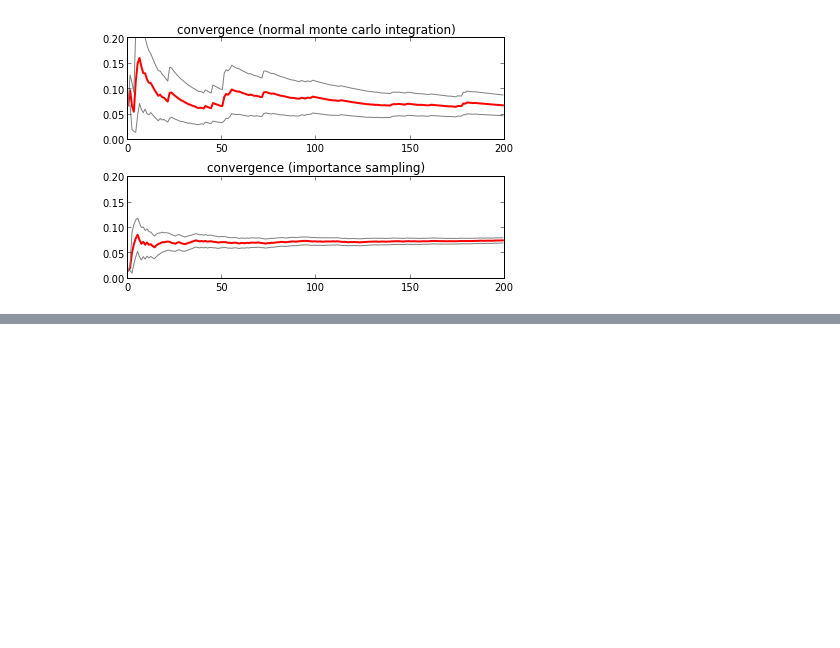
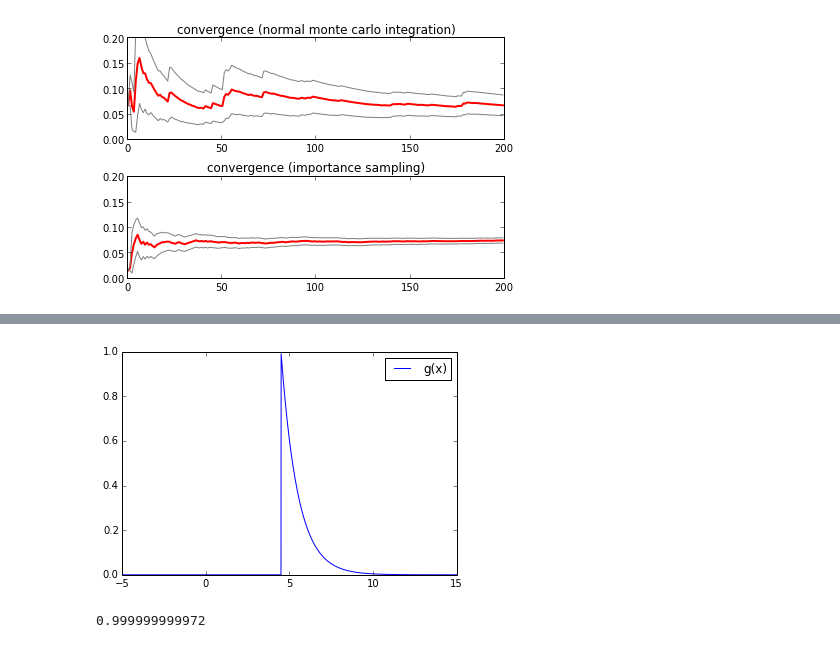
Before and after one commit to aidiary/PRML, a Jupyter notebook: ch11/importance_sampling.ipynb, the cells around one changed output, grey strips where cells are left out. Drawn from its saved outputs; the diff is of its cells as text; code cells hidden in the pictures; blank space fills up the shorter version.

```diff
--- a/ch11/importance_sampling.ipynb
+++ b/ch11/importance_sampling.ipynb
@@ -285,0 +287,15 @@ importance sampling (truncated expon): 3.32877254612e-06
+# %%
+def g(x):
+    if x < 4.5: return 0
+    return np.exp(-(x - 4.5))
+
+ix = np.arange(-5, 15, 0.01)
+iy = [g(x) for x in ix]
+plt.plot(ix, iy, label="g(x)")
+plt.legend(loc="best")
+plt.show()
+
+print scipy.integrate.quad(g, -np.inf, np.inf)[0]
+# %% [output]
+[figure, added]
+0.999999999972
```
Also changed, not shown: parts of 1 cell of this notebook.
